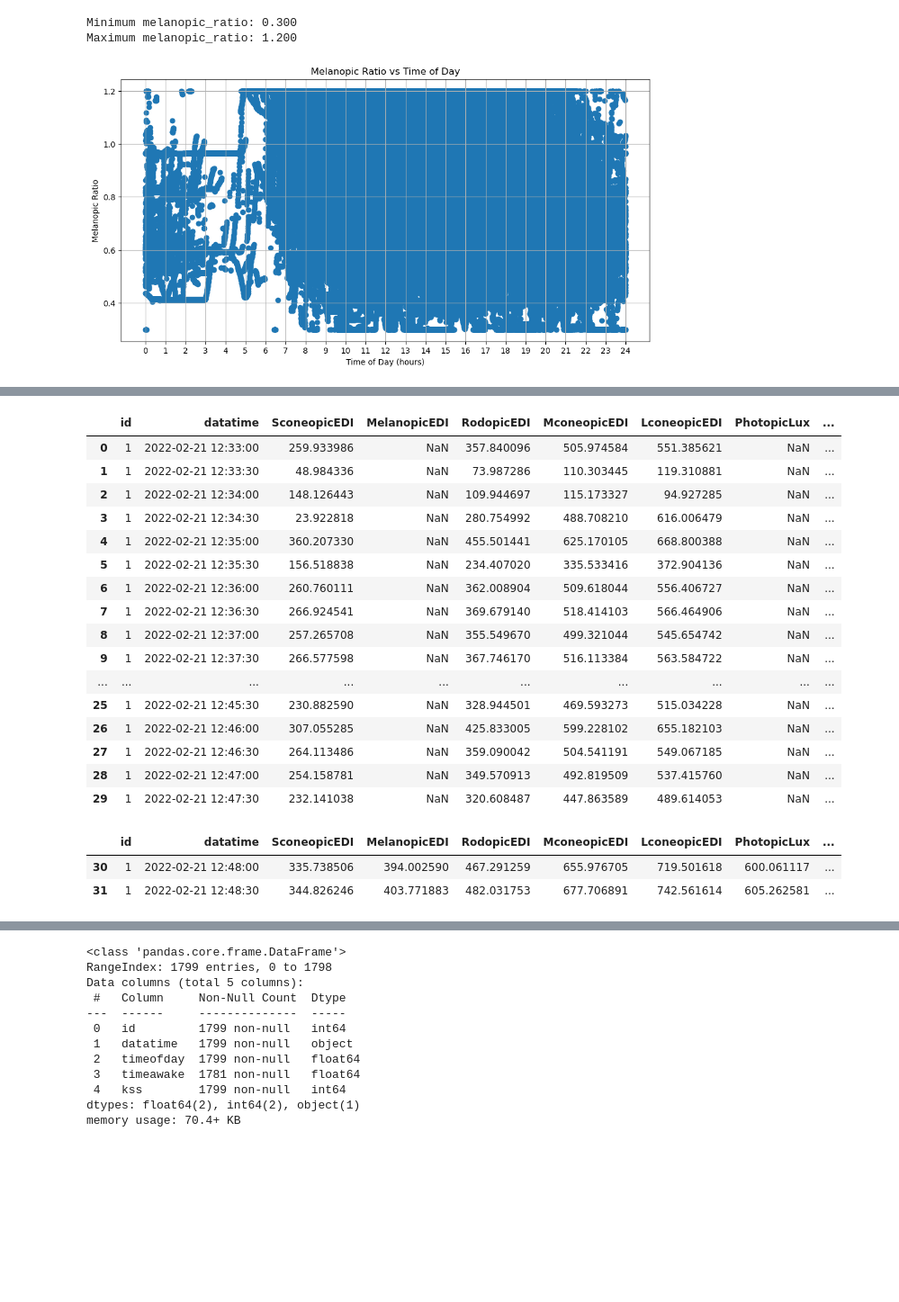
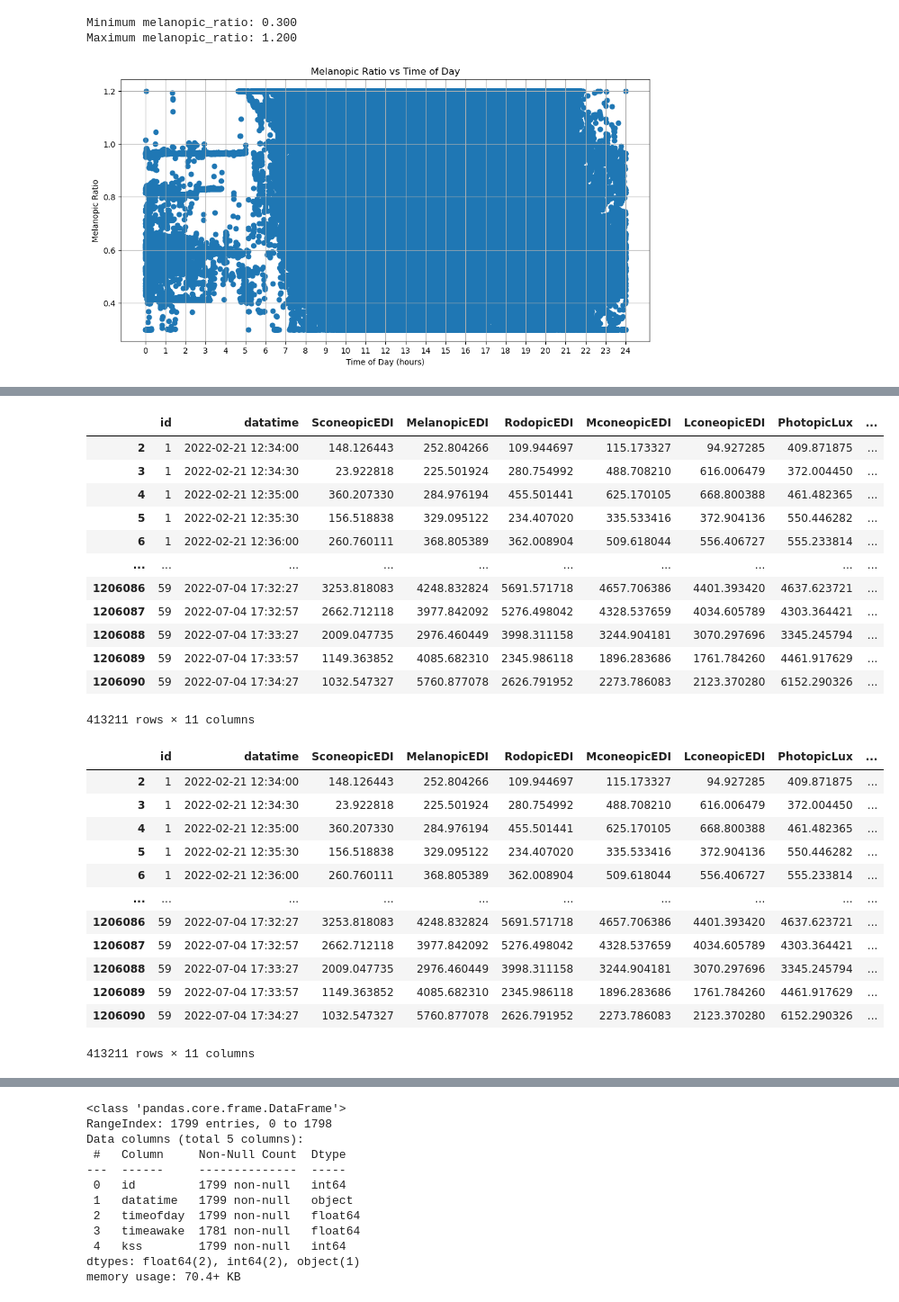
Before and after one commit to kavindalj/CircadiuaLux, a Jupyter notebook: ML/analize.ipynb, the cells around one changed output, grey strips where cells are left out. Shown at 90% size. Drawn from its saved outputs; the diff is of its cells as text; code cells hidden in the pictures; blank space fills up the shorter version.

```diff
--- a/ML/analize.ipynb
+++ b/ML/analize.ipynb
@@ -188,4 +215,6 @@ light = light[light['PhotopicLux'] < 20000]
 # %%
-# Apply rolling average (e.g., 5-sample window)
-light['PhotopicLux'] = light['PhotopicLux'].rolling(window=60, center=True).mean()
-light['MelanopicEDI'] = light['MelanopicEDI'].rolling(window=60, center=True).mean()
+# Apply rolling average (e.g., 3-sample window)
+light['PhotopicLux'] = light['PhotopicLux'].rolling(window=5, center=True).mean()
+light['MelanopicEDI'] = light['MelanopicEDI'].rolling(window=5, center=True).mean()
+#drop NaNs created by the rolling window
+light = light.dropna(subset=['PhotopicLux', 'MelanopicEDI'])
@@ -213,7 +248,7 @@ plt.xticks(range(0, 25))
 plt.grid(True)
 plt.show()
 # %% [output]
-[figure, old version]
+[figure, new version]
 # %% [markdown]
 calculate CCT values according to standard LED CCT values and typical melanopic ratio <br>
 https://luminusdevices.zendesk.com/hc/en-us/articles/4409868024461-What-is-the-Melanopic-Ratio <br>
@@ -230,33 +265,39 @@ mel_ratio_to_cct = interp1d(melanopic_ratios, cct_values, kind='linear', fill_va
 # %%
 light['CCT_estimated'] = mel_ratio_to_cct(light['mel_ratio'])
 # %%
-light.head(30)
+light
 # %% [output]
 |  | id | datatime | SconeopicEDI | MelanopicEDI | RodopicEDI | MconeopicEDI | LconeopicEDI | PhotopicLux | ... |
-| 0 | 1 | 2022-02-21 12:33:00 | 259.933986 | NaN | 357.840096 | 505.974584 | 551.385621 | NaN | ... |
-| 1 | 1 | 2022-02-21 12:33:30 | 48.984336 | NaN | 73.987286 | 110.303445 | 119.310881 | NaN | ... |
-| 2 | 1 | 2022-02-21 12:34:00 | 148.126443 | NaN | 109.944697 | 115.173327 | 94.927285 | NaN | ... |
-| 3 | 1 | 2022-02-21 12:34:30 | 23.922818 | NaN | 280.754992 | 488.708210 | 616.006479 | NaN | ... |
-| 4 | 1 | 2022-02-21 12:35:00 | 360.207330 | NaN | 455.501441 | 625.170105 | 668.800388 | NaN | ... |
-| 5 | 1 | 2022-02-21 12:35:30 | 156.518838 | NaN | 234.407020 | 335.533416 | 372.904136 | NaN | ... |
-| 6 | 1 | 2022-02-21 12:36:00 | 260.760111 | NaN | 362.008904 | 509.618044 | 556.406727 | NaN | ... |
-| 7 | 1 | 2022-02-21 12:36:30 | 266.924541 | NaN | 369.679140 | 518.414103 | 566.464906 | NaN | ... |
-| 8 | 1 | 2022-02-21 12:37:00 | 257.265708 | NaN | 355.549670 | 499.321044 | 545.654742 | NaN | ... |
-| 9 | 1 | 2022-02-21 12:37:30 | 266.577598 | NaN | 367.746170 | 516.113384 | 563.584722 | NaN | ... |
+| 2 | 1 | 2022-02-21 12:34:00 | 148.126443 | 252.804266 | 109.944697 | 115.173327 | 94.927285 | 409.871875 | ... |
+| 3 | 1 | 2022-02-21 12:34:30 | 23.922818 | 225.501924 | 280.754992 | 488.708210 | 616.006479 | 372.004450 | ... |
+| 4 | 1 | 2022-02-21 12:35:00 | 360.207330 | 284.976194 | 455.501441 | 625.170105 | 668.800388 | 461.482365 | ... |
+| 5 | 1 | 2022-02-21 12:35:30 | 156.518838 | 329.095122 | 234.407020 | 335.533416 | 372.904136 | 550.446282 | ... |
+| 6 | 1 | 2022-02-21 12:36:00 | 260.760111 | 368.805389 | 362.008904 | 509.618044 | 556.406727 | 555.233814 | ... |
 | ... | ... | ... | ... | ... | ... | ... | ... | ... | ... |
-| 25 | 1 | 2022-02-21 12:45:30 | 230.882590 | NaN | 328.944501 | 469.593273 | 515.034228 | NaN | ... |
-| 26 | 1 | 2022-02-21 12:46:00 | 307.055285 | NaN | 425.833005 | 599.228102 | 655.182103 | NaN | ... |
-| 27 | 1 | 2022-02-21 12:46:30 | 264.113486 | NaN | 359.090042 | 504.541191 | 549.067185 | NaN | ... |
-| 28 | 1 | 2022-02-21 12:47:00 | 254.158781 | NaN | 349.570913 | 492.819509 | 537.415760 | NaN | ... |
-| 29 | 1 | 2022-02-21 12:47:30 | 232.141038 | NaN | 320.608487 | 447.863589 | 489.614053 | NaN | ... |
+| 1206086 | 59 | 2022-07-04 17:32:27 | 3253.818083 | 4248.832824 | 5691.571718 | 4657.706386 | 4401.393420 | 4637.623721 | ... |
+| 1206087 | 59 | 2022-07-04 17:32:57 | 2662.712118 | 3977.842092 | 5276.498042 | 4328.537659 | 4034.605789 | 4303.364421 | ... |
+| 1206088 | 59 | 2022-07-04 17:33:27 | 2009.047735 | 2976.460449 | 3998.311158 | 3244.904181 | 3070.297696 | 3345.245794 | ... |
+| 1206089 | 59 | 2022-07-04 17:33:57 | 1149.363852 | 4085.682310 | 2345.986118 | 1896.283686 | 1761.784260 | 4461.917629 | ... |
+| 1206090 | 59 | 2022-07-04 17:34:27 | 1032.547327 | 5760.877078 | 2626.791952 | 2273.786083 | 2123.370280 | 6152.290326 | ... |
+413211 rows × 11 columns
 # %%
 light = light.dropna(subset=['PhotopicLux', 'mel_ratio'])
 # %%
-light.head(2)
+light
 # %% [output]
 |  | id | datatime | SconeopicEDI | MelanopicEDI | RodopicEDI | MconeopicEDI | LconeopicEDI | PhotopicLux | ... |
-| 30 | 1 | 2022-02-21 12:48:00 | 335.738506 | 394.002590 | 467.291259 | 655.976705 | 719.501618 | 600.061117 | ... |
-| 31 | 1 | 2022-02-21 12:48:30 | 344.826246 | 403.771883 | 482.031753 | 677.706891 | 742.561614 | 605.262581 | ... |
+| 2 | 1 | 2022-02-21 12:34:00 | 148.126443 | 252.804266 | 109.944697 | 115.173327 | 94.927285 | 409.871875 | ... |
+| 3 | 1 | 2022-02-21 12:34:30 | 23.922818 | 225.501924 | 280.754992 | 488.708210 | 616.006479 | 372.004450 | ... |
+| 4 | 1 | 2022-02-21 12:35:00 | 360.207330 | 284.976194 | 455.501441 | 625.170105 | 668.800388 | 461.482365 | ... |
+| 5 | 1 | 2022-02-21 12:35:30 | 156.518838 | 329.095122 | 234.407020 | 335.533416 | 372.904136 | 550.446282 | ... |
+| 6 | 1 | 2022-02-21 12:36:00 | 260.760111 | 368.805389 | 362.008904 | 509.618044 | 556.406727 | 555.233814 | ... |
+| ... | ... | ... | ... | ... | ... | ... | ... | ... | ... |
+| 1206086 | 59 | 2022-07-04 17:32:27 | 3253.818083 | 4248.832824 | 5691.571718 | 4657.706386 | 4401.393420 | 4637.623721 | ... |
+| 1206087 | 59 | 2022-07-04 17:32:57 | 2662.712118 | 3977.842092 | 5276.498042 | 4328.537659 | 4034.605789 | 4303.364421 | ... |
+| 1206088 | 59 | 2022-07-04 17:33:27 | 2009.047735 | 2976.460449 | 3998.311158 | 3244.904181 | 3070.297696 | 3345.245794 | ... |
+| 1206089 | 59 | 2022-07-04 17:33:57 | 1149.363852 | 4085.682310 | 2345.986118 | 1896.283686 | 1761.784260 | 4461.917629 | ... |
+| 1206090 | 59 | 2022-07-04 17:34:27 | 1032.547327 | 5760.877078 | 2626.791952 | 2273.786083 | 2123.370280 | 6152.290326 | ... |
+413211 rows × 11 columns
 # %%
 plt.figure(figsize=(12, 6))
 plt.scatter(light['timeofday'], light['CCT_estimated'])
```
Also changed, not shown: parts of 63 cells of this notebook, 3 other files.
